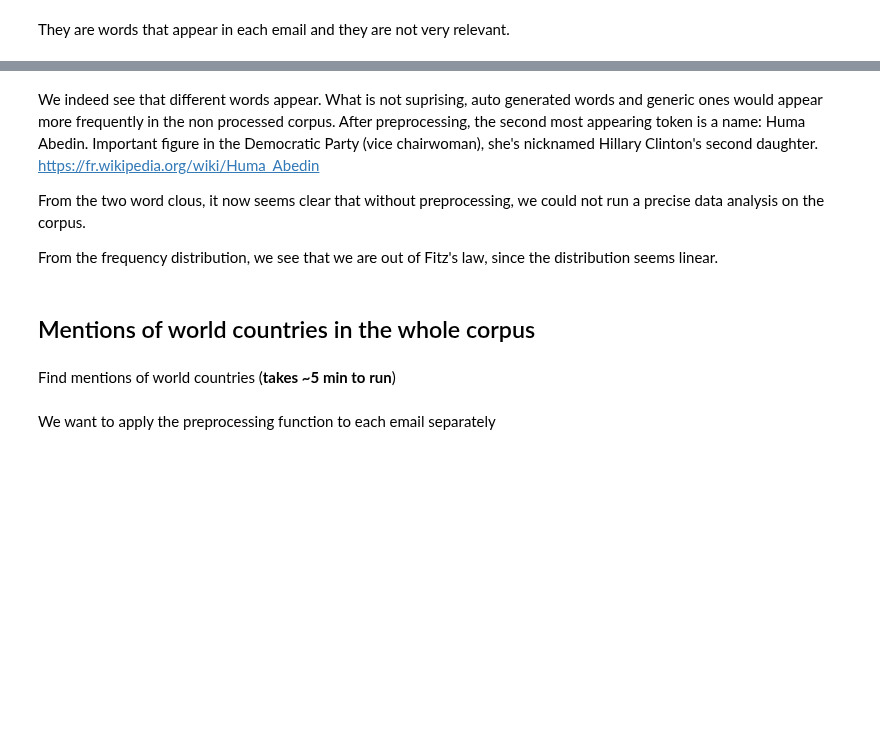
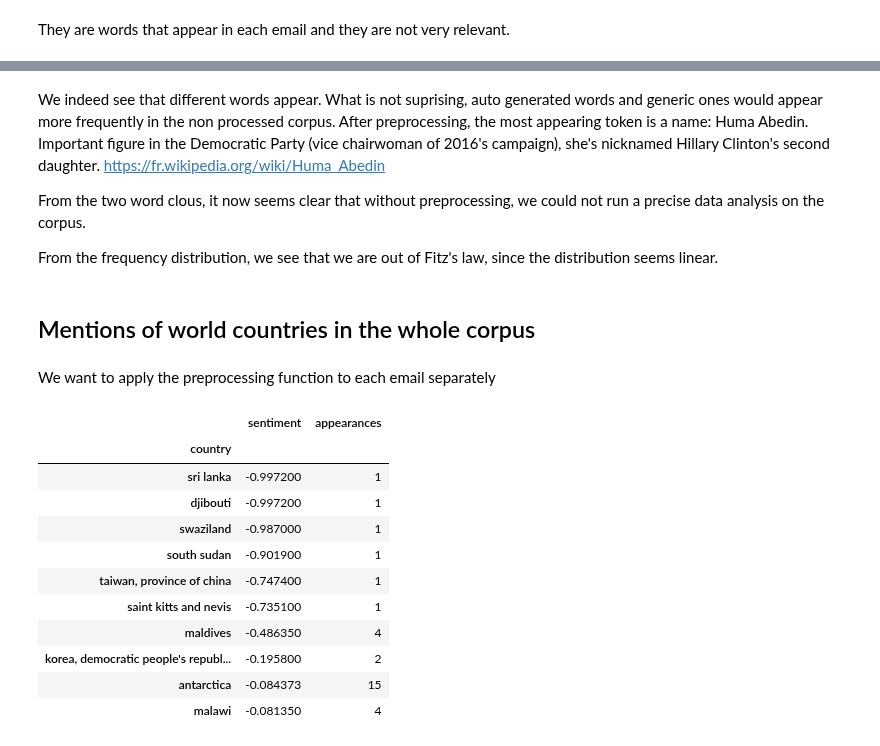
Before and after one commit to lfkrapp/literate-pancake, a Jupyter notebook: 05 - Taming Text/homework.ipynb, the cells around one changed output, grey strips where cells are left out. Saved outputs shown, nothing was run; the diff lists cells and outputs as text; code cells hidden in the pictures; blank space fills up the shorter version.

```diff
--- a/05 - Taming Text/homework.ipynb
+++ b/05 - Taming Text/homework.ipynb
@@ -184,5 +184,5 @@ fd.plot(30, cumulative=False)
 # %% [markdown]
-We indeed see that different words appear. What is not suprising, auto generated words and generic ones would appear more frequently in the non processed corpus. After preprocessing, the second most appearing token is a name: Huma Abedin. Important figure in the Democratic Party (vice chairwoman), she's nicknamed Hillary Clinton's second daughter.
+We indeed see that different words appear. What is not suprising, auto generated words and generic ones would appear more frequently in the non processed corpus. After preprocessing, the most appearing token is a name: Huma Abedin. Important figure in the Democratic Party (vice chairwoman of 2016's campaign), she's nicknamed Hillary Clinton's second daughter.
 https://fr.wikipedia.org/wiki/Huma_Abedin
 
 From the two word clous, it now seems clear that without preprocessing, we could not run a precise data analysis on the corpus.
@@ -190,8 +190,6 @@ From the two word clous, it now seems clear that without preprocessing, we could
 From the frequency distribution, we see that we are out of Fitz's law, since the distribution seems linear.
 # %% [markdown]
 ## Mentions of world countries in the whole corpus
-# %% [markdown]
-Find mentions of world countries (**takes ~5 min to run**)
 # %%
 #there are 4 possible denominations, eventhough upon further reflexion, official_name is often several words so it will never match
 countries = pd.DataFrame(columns=['alpha_2', 'alpha_3', 'name', 'official_name'])
@@ -259 +248,22 @@ sentiment_by_country = sentiment_matrix.groupby("country").mean()
+# %%
+sentiment_matrix.columns = ["sentiment", "country"]
+sentiment_by_country = sentiment_matrix.groupby("country").mean()
+sentiment_by_country.sort_values(by="sentiment", inplace=True)
+#counting the number of appearances of each country in the raw text to filter them
+sentiment_by_country["appearances"] = sentiment_matrix.groupby("country").count()
+
+sentiment_by_country.head(10)
+# %% [output]
+|  | sentiment | appearances |
+| country |  |  |
+| sri lanka | -0.997200 | 1 |
+| djibouti | -0.997200 | 1 |
+| swaziland | -0.987000 | 1 |
+| south sudan | -0.901900 | 1 |
+| taiwan, province of china | -0.747400 | 1 |
+| saint kitts and nevis | -0.735100 | 1 |
+| maldives | -0.486350 | 4 |
+| korea, democratic people's republ... | -0.195800 | 2 |
+| antarctica | -0.084373 | 15 |
+| malawi | -0.081350 | 4 |
 # %%
```
Also changed, not shown: parts of 10 cells of this notebook, 5 other files.
